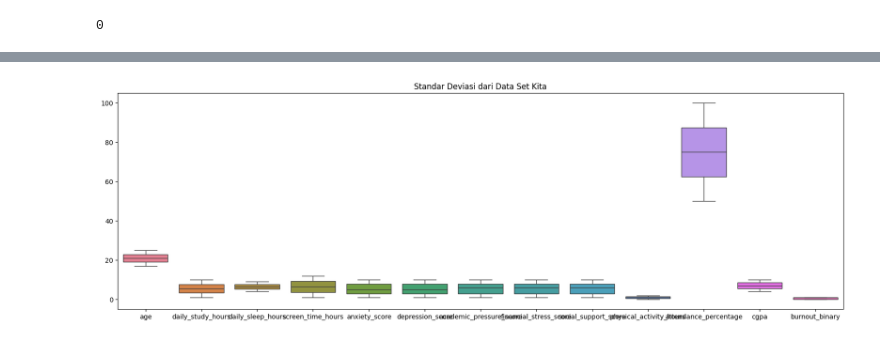
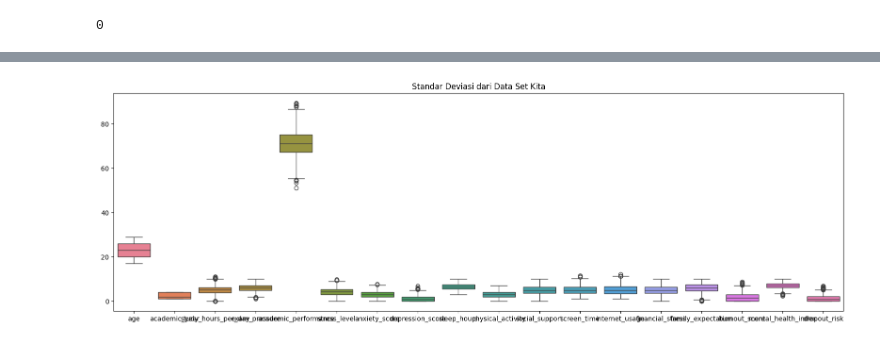
Before and after one commit to wen24-collab/MODEL-MACHINE-LEARNING-CLASSIFIICATION-TINGGKLAT-BRANOUT-SISWA-DAN-ORANG-DEWASA, a Jupyter notebook: prediksi_kelulusan.ipynb, the cells around one changed output, grey strips where cells are left out. Cells and saved outputs as stored; diff of their text form; code cells hidden in the pictures.

```diff
--- a/prediksi_kelulusan.ipynb
+++ b/prediksi_kelulusan.ipynb
@@ -205,9 +168,9 @@ dtype: int64
 # %%
 plt.figure(figsize=(20,6))
 plt.title('Standar Deviasi dari Data Set Kita')
-sns.boxplot(data=data_finalmodel)
+sns.boxplot(data=data_model)
 plt.show() #melihat boxplot dari data set kita
 # %% [output]
-[figure, old version]
+[figure, new version]
 # %%
 
```
Also changed, not shown: parts of 43 cells of this notebook.
